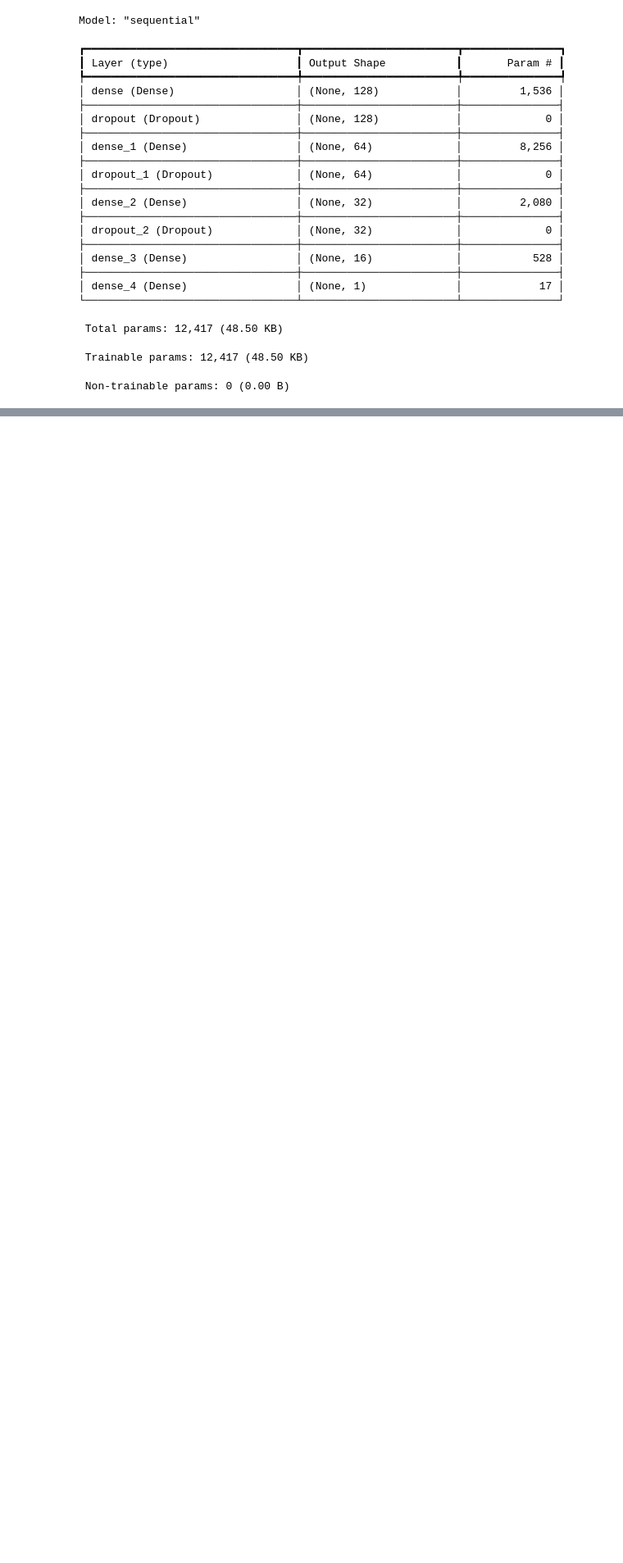
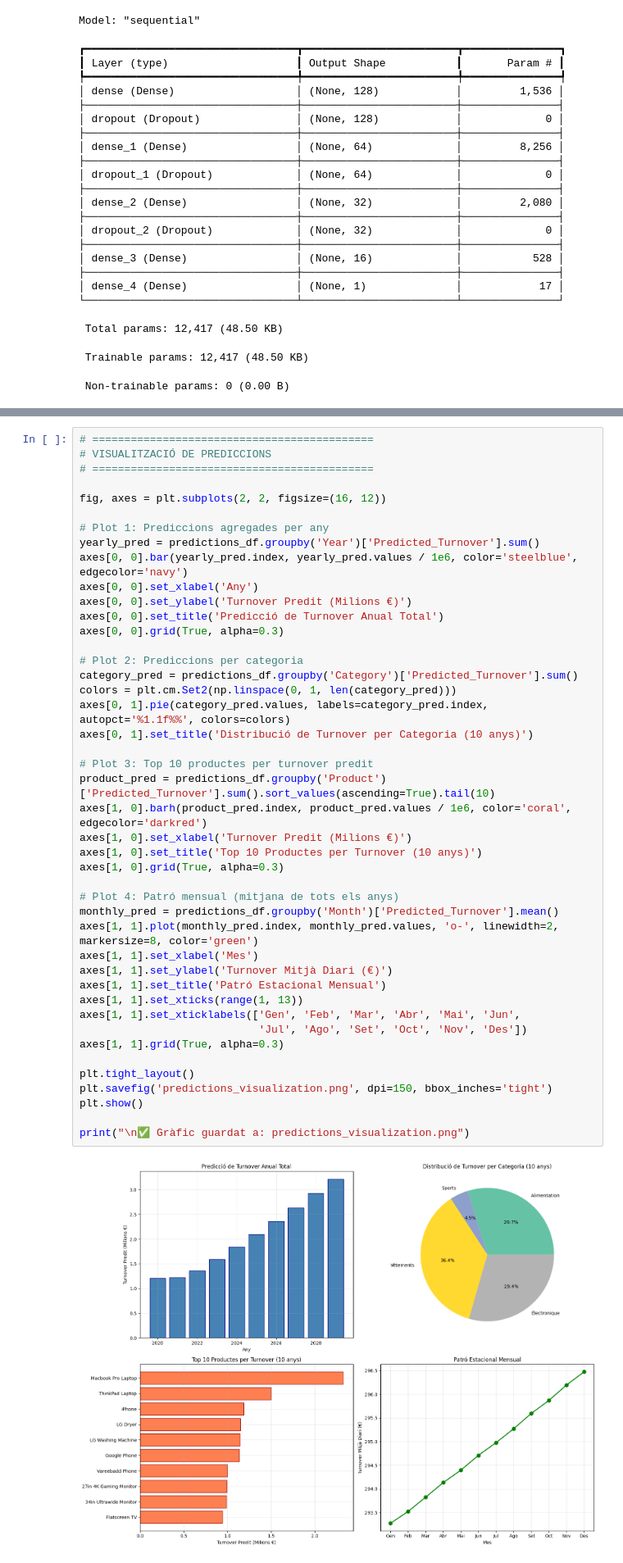
Before and after one commit to OriolCanillasGautier/SimpleNN_project06_cole, a Jupyter notebook: sales_data2.ipynb, the cells around one changed output, grey strips where cells are left out. Shown at 82% size. Cells and saved outputs as stored; diff of their text form; blank space fills up the shorter version.

```diff
--- a/sales_data2.ipynb
+++ b/sales_data2.ipynb
@@ -277,0 +573,46 @@ plt.show()
+# %%
+# ============================================
+# VISUALITZACIÓ DE PREDICCIONS
+# ============================================
+
+fig, axes = plt.subplots(2, 2, figsize=(16, 12))
+
+# Plot 1: Prediccions agregades per any
+yearly_pred = predictions_df.groupby('Year')['Predicted_Turnover'].sum()
+axes[0, 0].bar(yearly_pred.index, yearly_pred.values / 1e6, color='steelblue', edgecolor='navy')
+axes[0, 0].set_xlabel('Any')
+axes[0, 0].set_ylabel('Turnover Predit (Milions €)')
+axes[0, 0].set_title('Predicció de Turnover Anual Total')
+axes[0, 0].grid(True, alpha=0.3)
+
+# Plot 2: Prediccions per categoria
+category_pred = predictions_df.groupby('Category')['Predicted_Turnover'].sum()
+colors = plt.cm.Set2(np.linspace(0, 1, len(category_pred)))
+axes[0, 1].pie(category_pred.values, labels=category_pred.index, autopct='%1.1f%%', colors=colors)
+axes[0, 1].set_title('Distribució de Turnover per Categoria (10 anys)')
+
+# Plot 3: Top 10 productes per turnover predit
+product_pred = predictions_df.groupby('Product')['Predicted_Turnover'].sum().sort_values(ascending=True).tail(10)
+axes[1, 0].barh(product_pred.index, product_pred.values / 1e6, color='coral', edgecolor='darkred')
+axes[1, 0].set_xlabel('Turnover Predit (Milions €)')
+axes[1, 0].set_title('Top 10 Productes per Turnover (10 anys)')
+axes[1, 0].grid(True, alpha=0.3)
+
+# Plot 4: Patró mensual (mitjana de tots els anys)
+monthly_pred = predictions_df.groupby('Month')['Predicted_Turnover'].mean()
+axes[1, 1].plot(monthly_pred.index, monthly_pred.values, 'o-', linewidth=2, markersize=8, color='green')
+axes[1, 1].set_xlabel('Mes')
+axes[1, 1].set_ylabel('Turnover Mitjà Diari (€)')
+axes[1, 1].set_title('Patró Estacional Mensual')
+axes[1, 1].set_xticks(range(1, 13))
+axes[1, 1].set_xticklabels(['Gen', 'Feb', 'Mar', 'Abr', 'Mai', 'Jun',
+                            'Jul', 'Ago', 'Set', 'Oct', 'Nov', 'Des'])
+axes[1, 1].grid(True, alpha=0.3)
+
+plt.tight_layout()
+plt.savefig('predictions_visualization.png', dpi=150, bbox_inches='tight')
+plt.show()
+
+print("\n✅ Gràfic guardat a: predictions_visualization.png")
+# %% [output]
+[figure, added]
```
Also changed, not shown: parts of 11 cells of this notebook, 16 other files.
